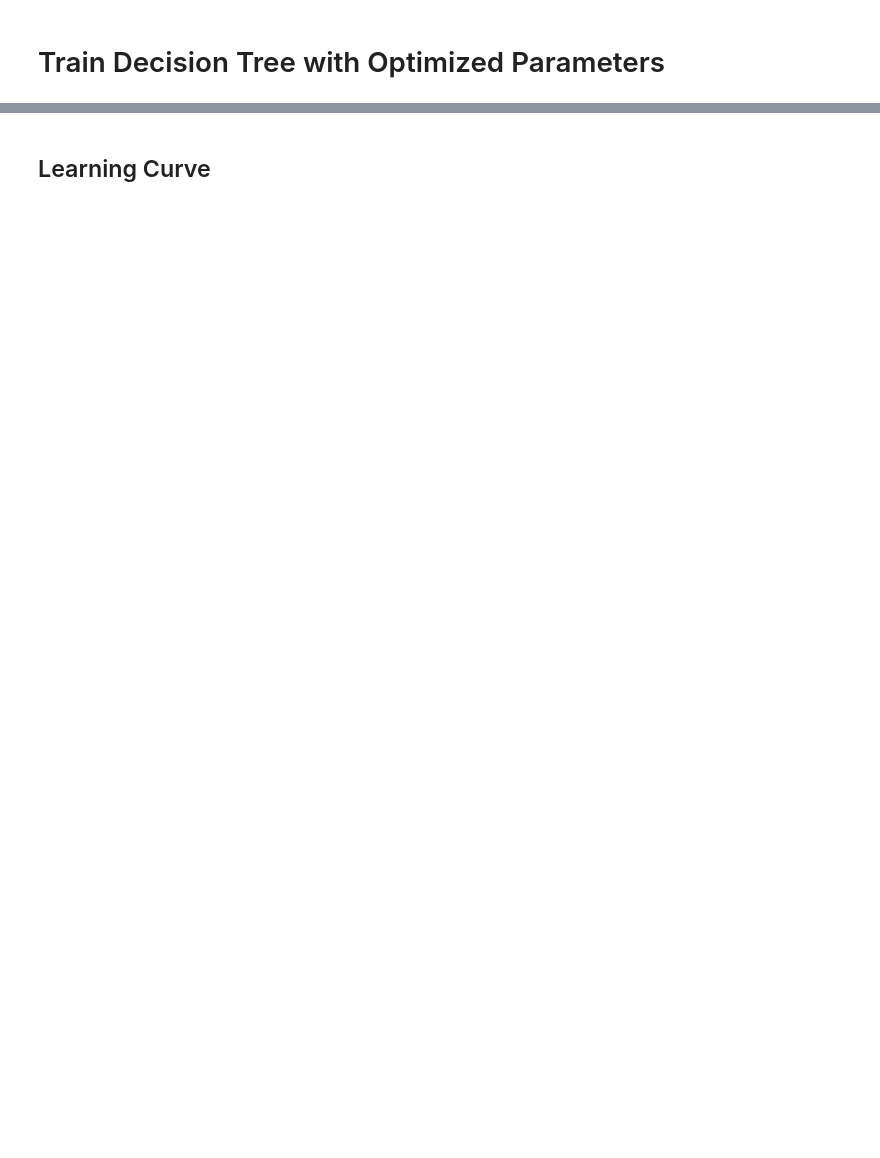
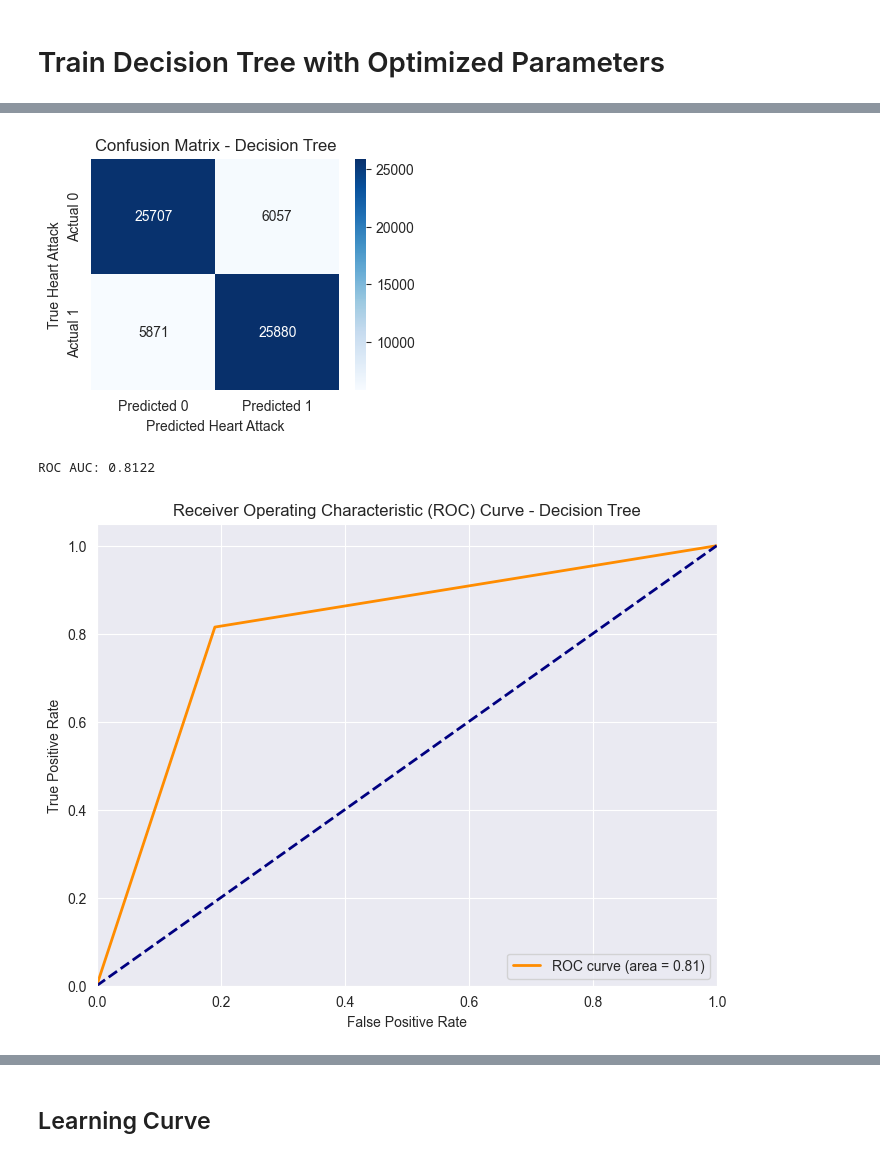
Before and after one commit to alexlafuente/heart_attack_prediction_md, a Jupyter notebook: decisionTrees.ipynb, the cells around one changed output, grey strips where cells are left out. Drawn from its saved outputs; the diff is of its cells as text; code cells hidden in the pictures; blank space fills up the shorter version.

```diff
--- a/decisionTrees.ipynb
+++ b/decisionTrees.ipynb
@@ -116,0 +73,77 @@ Interval of confidence: (0.812061523317642, 0.8181073946904189)
+# %%
+cdt= DecisionTreeClassifier(
+    criterion = "entropy",
+    min_samples_split = dt_grid_search.best_params_["min_samples_split"],
+    min_impurity_decrease = dt_grid_search.best_params_["min_impurity_decrease"],
+    random_state=1
+)
+clf = cdt.fit(X_train, y_train)
+
+pred = clf.predict(X_test)
+pred_proba = cdt.predict_proba(X_test)[:, 1]
+
+# accuracy, recall, precision, f1
+accuracy = accuracy_score(y_test, pred)
+recall = recall_score(y_test, pred)
+precision = precision_score(y_test, pred)
+f1 = f1_score(y_test, pred)
+print(f"Accuracy: {accuracy:.4f}")
+print(f"Recall: {recall:.4f}")
+print(f"Precision: {precision:.4f}")
+print(f"F1-score: {f1:.4f}")
+print(classification_report(y_test, pred))
+
+# confusion matrix
+conf_matrix = confusion_matrix(y_test, pred)
+print("\nConfusion Matrix:")
+print(conf_matrix)
+plt.figure(figsize=(4, 3))
+sns.heatmap(conf_matrix, annot=True, fmt='d', cmap='Blues',
+            xticklabels=['Predicted 0', 'Predicted 1'],
+            yticklabels=['Actual 0', 'Actual 1'])
+plt.xlabel('Predicted Heart Attack')
+plt.ylabel('True Heart Attack')
+plt.title('Confusion Matrix - Decision Tree')
+plt.show()
+
+# ROC
+fpr, tpr, _ = roc_curve(y_test, pred_proba)
+roc_auc = auc(fpr, tpr)
+print(f"ROC AUC: {roc_auc:.4f}")
+plt.figure(figsize=(8, 6))
+plt.plot(fpr, tpr, color='darkorange', lw=2, label=f'ROC curve (area = {roc_auc:.2f})')
+plt.plot([0, 1], [0, 1], color='navy', lw=2, linestyle='--')
+plt.xlim([0.0, 1.0])
+plt.ylim([0.0, 1.05])
+plt.xlabel('False Positive Rate')
+plt.ylabel('True Positive Rate')
+plt.title('Receiver Operating Characteristic (ROC) Curve - Decision Tree')
+plt.legend(loc="lower right")
+plt.grid(True)
+plt.show()
+
+# intervalo de confianza
+estimated_tp_count = int(round(recall * len(y_test)))
+print("Interval of confidence (Recall):", proportion_confint(count=estimated_tp_count, nobs=X_test.shape[0], alpha=0.05, method='binom_test'))
+
+# figura arbol
+plt.figure(figsize=(20, 10))
+plot_tree(cdt, filled=True, rounded=True, feature_names=X.columns, class_names=['0', '1'])
+plt.title('Decision Tree Visualization')
+plt.tight_layout()
+plt.savefig('decision_tree_original.png') # Save the figure
+plt.show()
+
+# para guardar metricas para la comparacion final
+dt_metrics = {
+    'Accuracy': accuracy,
+    'Recall': recall,
+    'Precision': precision,
+    'F1-score': f1,
+    'ROC AUC': roc_auc,
+    'Confusion Matrix': conf_matrix,
+    'FPR': fpr,
+    'TPR': tpr,
+    'y_proba': pred_proba
+}
+# %% [output]
@@ -116,0 +167,3 @@ Interval of confidence: (0.812061523317642, 0.8181073946904189)
+[figure, added]
+ROC AUC: 0.8122
+[figure, added]
```
Also changed, not shown: parts of 14 cells of this notebook.
